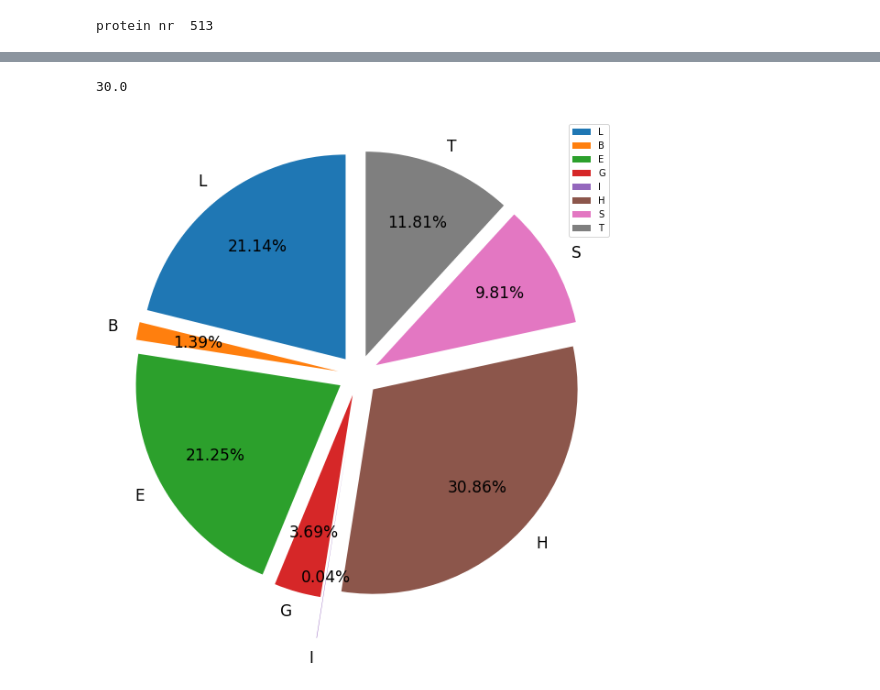
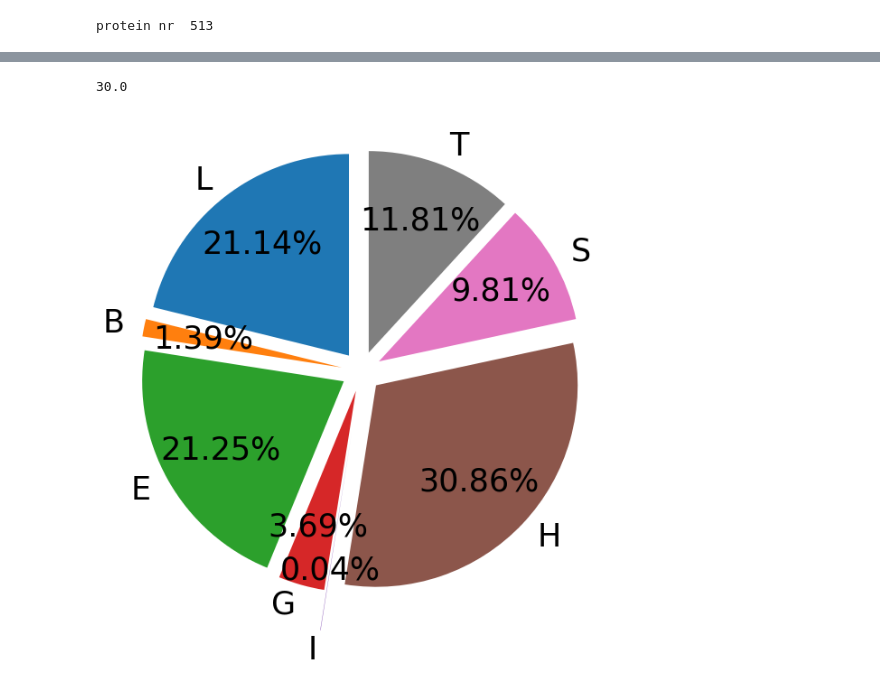
Before and after one commit to Ieremie/Protein-Secondary-Structure-Prediction, a Jupyter notebook: cb513Accuracy.ipynb, the cells around one changed output, grey strips where cells are left out. Drawn from its saved outputs; the diff is of its cells as text; code cells hidden in the pictures.

```diff
--- a/cb513Accuracy.ipynb
+++ b/cb513Accuracy.ipynb
@@ -16,12 +19,4 @@ def get_test():
     return cb513
 # %%
 cb513 = get_test()
-# %%
-for i in range(700):
-    print(cb513[0,i,0:21])
-    print(cb513[0,i,22:30])
-    if(cb513[0,i,0:21].sum() == 0):
-        print(i)
-    if(cb513[0,i,22:30].sum() == 0):
-        print(i)
 # %%
@@ -150 +136,5 @@ model  3
+# %%
+stacked_predictions = pickle.load( open( "allDataset_assembly/stacked_predictions-20", "rb" ) )
+stacked_predictions = np.array( [i[0] for i in stacked_predictions] )
+#print(stacked_predictions)
 # %%
@@ -171,0 +154,20 @@ acc = get_accuracy(all_targets, assembly_pred )
+# %%
+acc_progress = []
+models_picked = []
+maxAcc = 0
+
+final_indices = []
+
+for i in range(20):
+
+    models_picked.append(i)
+    current = get_assembly_pred(stacked_predictions, models_picked)
+    if current > maxAcc:
+        maxAcc = current
+        print(maxAcc, " ***")
+        acc_progress.append(maxAcc)
+
+        #saving the indices of the  models that hav been picked
+        final_indices = models_picked
+    else:
+        del models_picked[-1]
@@ -210,28 +248,27 @@ plt.plot(m1H1['val_loss'])
 # %%
-import matplotlib.pyplot as plt
 
-
+## displaying the distribution of the test set
 sizes = np.zeros(8)
 for i in range(cb513.shape[0]):
     for j in range(cb513.shape[1]):
         if cb513[i,j,22:30].sum() != 0:
             index = cb513[i,j,22:30].argmax()
             sizes[index] += 1
 
 print(sizes[4])
 # Pie chart, where the slices will be ordered and plotted counter-clockwise:
 labels = 'L', 'B', 'E', 'G', 'I', 'H', 'S', 'T'
 explode = (0.1, 0.1, 0.1, 0.1, 0.3, 0.1,0.1, 0.1)  # only "explode" the 2nd slice (i.e. 'Hogs')
 
 fig1, ax1 = plt.subplots()
 fig1.set_size_inches(10,15)
-ax1.pie(sizes, explode=explode, labels=labels, autopct='%1.2f%%', startangle=90, pctdistance  = 0.7, textprops={'fontsize': 17})
+ax1.pie(sizes, explode=explode, labels=labels, autopct='%1.2f%%', startangle=90, pctdistance  = 0.7, textprops={'fontsize': 35})
 
-plt.legend()
+#plt.legend( prop={'size': 13})
 
 plt.savefig("cb513pie", bbox_inches = 'tight',
     pad_inches = 0)
 plt.show()
 # %% [output]
 30.0
-[figure, old version]
+[figure, new version]
```
Also changed, not shown: parts of 15 cells of this notebook, 29 other files.
